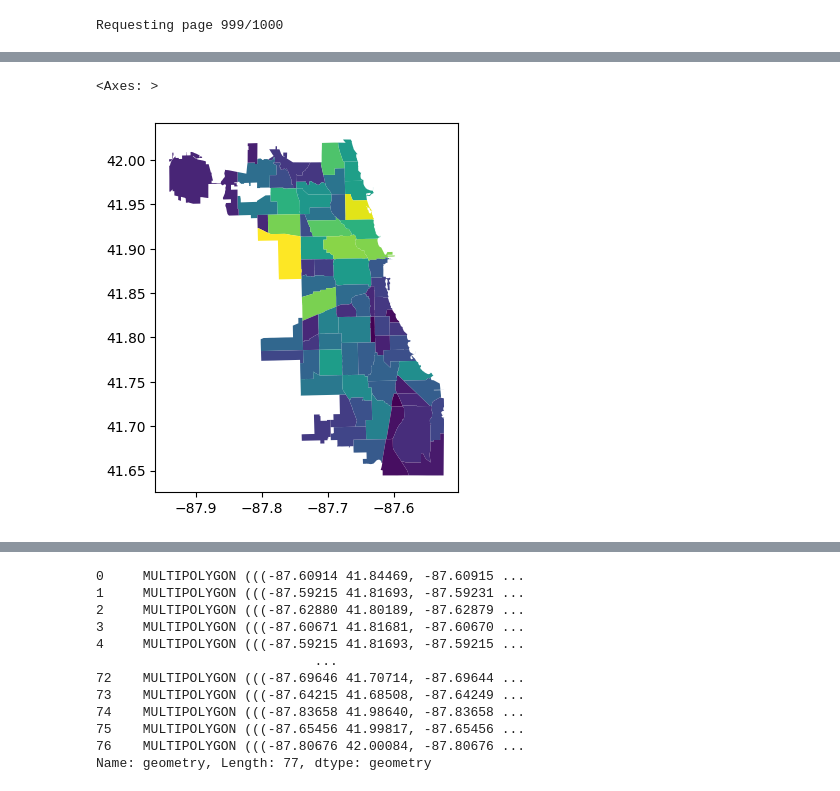
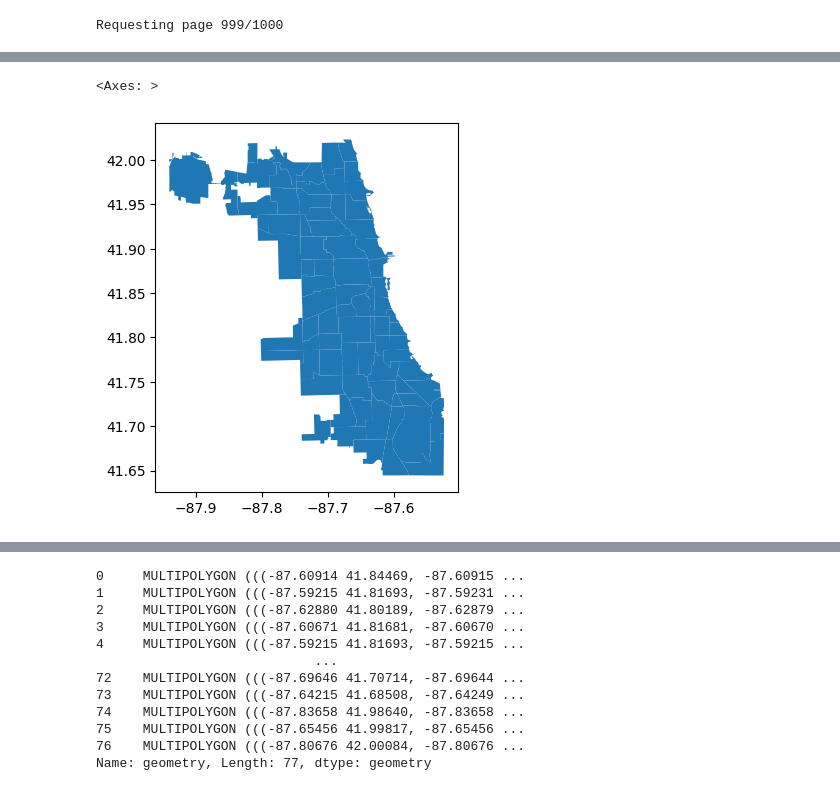
Before and after one commit to andyguo0228/bike_share_python, a Jupyter notebook: sandbox.ipynb, the cells around one changed output, grey strips where cells are left out. Saved outputs shown, nothing was run; the diff lists cells and outputs as text; code cells hidden in the pictures.

```diff
--- a/sandbox.ipynb
+++ b/sandbox.ipynb
@@ -158,8 +169,8 @@ ModuleNotFoundError: No module named 'geodatasets'
 # %%
-chicago.plot(column='POP2010')
+chicago.plot()
 # %% [output]
 <Axes: >
-[figure, old version]
+[figure, new version]
 # %%
 chicago
 # %% [output]
```
Also changed, not shown: parts of 3 cells of this notebook, 6 other files.
